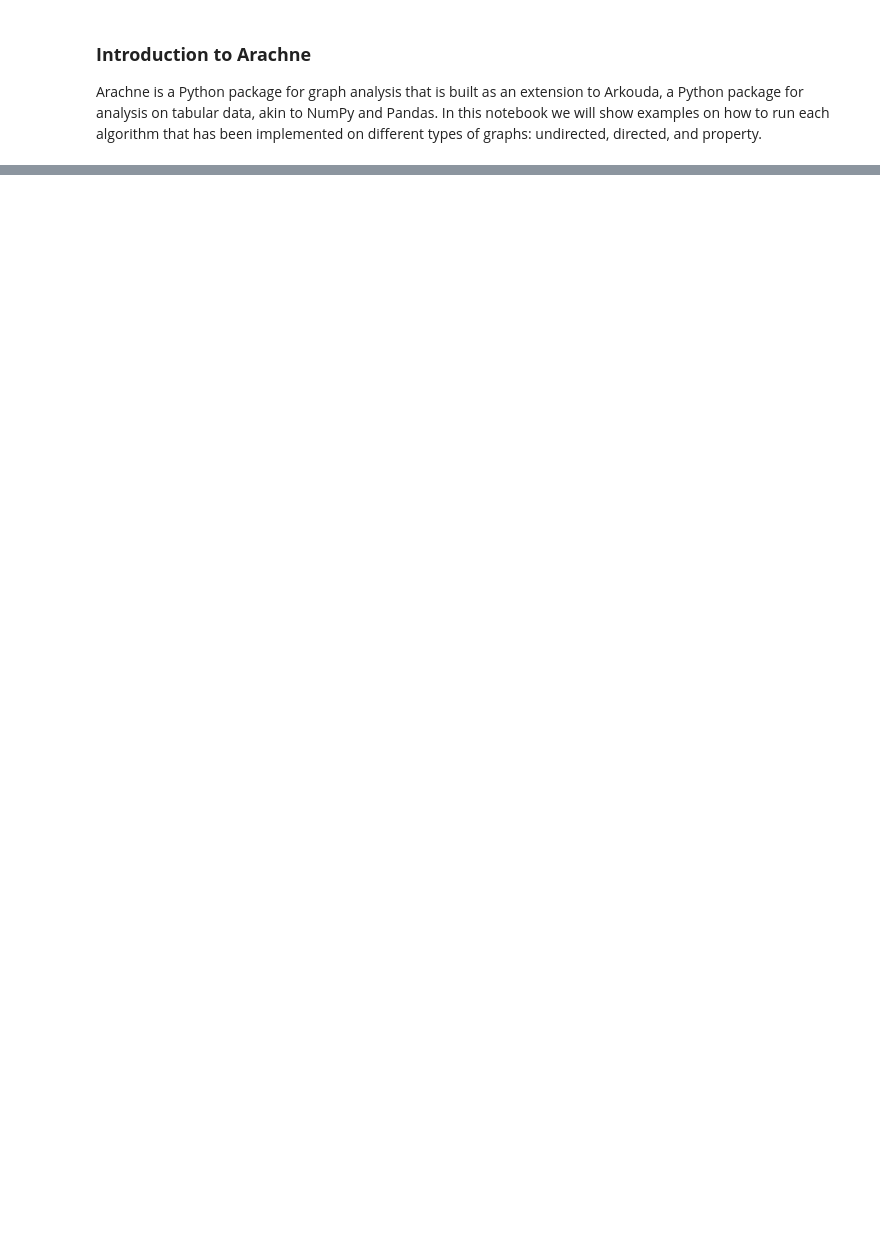
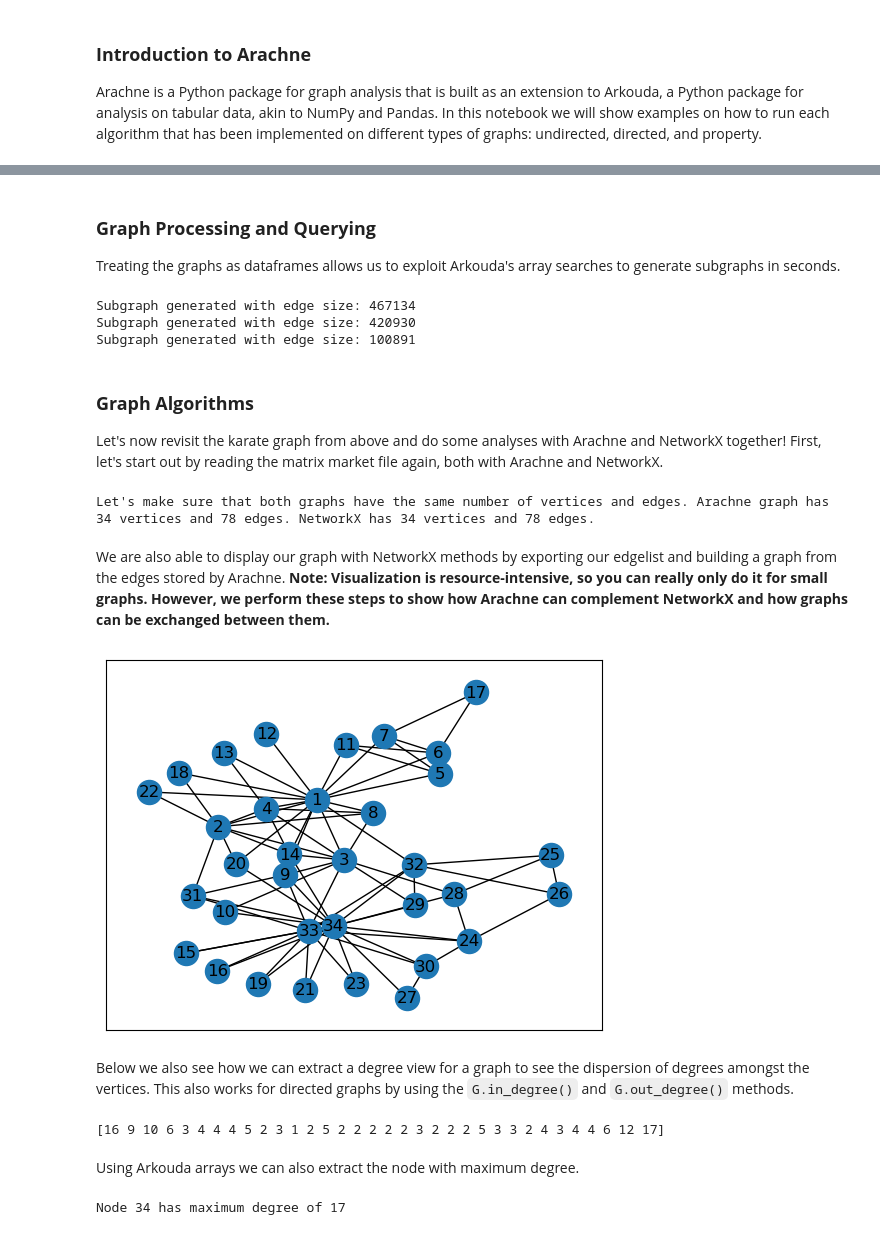
Before and after one commit to Bears-R-Us/arkouda-njit, a Jupyter notebook: arachne/arachne_sample.ipynb, the cells around one changed output, grey strips where cells are left out. Saved outputs shown, nothing was run; the diff lists cells and outputs as text; code cells hidden in the pictures; blank space fills up the shorter version.

```diff
--- a/arachne/arachne_sample.ipynb
+++ b/arachne/arachne_sample.ipynb
@@ -103,0 +140,3 @@ print(f"Subgraph generated with edge size: {subgraph_together.size()}")
+# %% [markdown]
+### **Graph Processing and Querying**
+Treating the graphs as dataframes allows us to exploit Arkouda's array searches to generate subgraphs in seconds.
@@ -103,0 +151,58 @@ print(f"Subgraph generated with edge size: {subgraph_together.size()}")
+# %%
+# Create different subgraphs from each demo and together.
+subgraph_nodes = prop_graph.subgraph_view(filter_node=node_filter)
+print(f"Subgraph generated with edge size: {subgraph_nodes.size()}")
+subgraph_edges = prop_graph.subgraph_view(filter_edge=edge_filter)
+print(f"Subgraph generated with edge size: {subgraph_edges.size()}")
+subgraph_together = prop_graph.subgraph_view(filter_node=node_filter, filter_edge=edge_filter)
+print(f"Subgraph generated with edge size: {subgraph_together.size()}")
+# %% [output]
+Subgraph generated with edge size: 467134
+Subgraph generated with edge size: 420930
+Subgraph generated with edge size: 100891
+# %% [markdown]
+### **Graph Algorithms**
+Let's now revisit the karate graph from above and do some analyses with Arachne and NetworkX together! First, let's start out by reading the matrix market file again, both with Arachne and NetworkX.
+# %%
+# First, let's build the graph with Arachne.
+filepath = os.path.abspath("data/karate.mtx")
+G = ar.read_matrix_market_file(filepath)
+
+edge_src, edge_dst = G.edges()
+edge_src = edge_src.to_list()
+edge_dst = edge_dst.to_list()
+edge_list = []
+for (u,v) in zip(edge_src,edge_dst):
+    edge_list.append((u,v))
+nodes = G.nodes()
+# %%
+# Secondly, let's build the graph with NetworkX. NOTE: Arachne has a direct read_matrix_market_file method whereas NetworkX requires you to use SciPy to read in the matrix market file.
+fh = open(filepath, "rb")
+H = nx.from_scipy_sparse_array(sp.io.mmread(fh))
+print(f"Let's make sure that both graphs have the same number of vertices and edges. Arachne graph has {len(G)} vertices and {G.size()} edges. NetworkX has {len(H)} vertices and {H.size()} edges.")
+# %% [output]
+Let's make sure that both graphs have the same number of vertices and edges. Arachne graph has 34 vertices and 78 edges. NetworkX has 34 vertices and 78 edges.
+# %% [markdown]
+We are also able to display our graph with NetworkX methods by exporting our edgelist and building a graph from the edges stored by Arachne. **Note: Visualization is resource-intensive, so you can really only do it for small graphs. However, we perform these steps to show how Arachne can complement NetworkX and how graphs can be exchanged between them.**
+# %%
+nx_display = nx.Graph()
+nx_display.add_edges_from(edge_list)
+
+pos = nx.kamada_kawai_layout(nx_display)
+nx.draw_networkx(nx_display, pos, with_labels=True)
+plt.show()
+# %% [output]
+[figure, added]
+# %% [markdown]
+Below we also see how we can extract a degree view for a graph to see the dispersion of degrees amongst the vertices. This also works for directed graphs by using the `G.in_degree()` and `G.out_degree()` methods.
+# %%
+degrees = G.degree()
+print(degrees)
+# %% [output]
+[16 9 10 6 3 4 4 4 5 2 3 1 2 5 2 2 2 2 2 3 2 2 2 5 3 3 2 4 3 4 4 6 12 17]
+# %% [markdown]
+Using Arkouda arrays we can also extract the node with maximum degree.
+# %%
+print(f"Node {G.nodes()[ak.argmax(degrees)]} has maximum degree of {ak.max(degrees)}")
+# %% [output]
+Node 34 has maximum degree of 17
```
Also changed, not shown: parts of 75 cells of this notebook, 4 other files.
